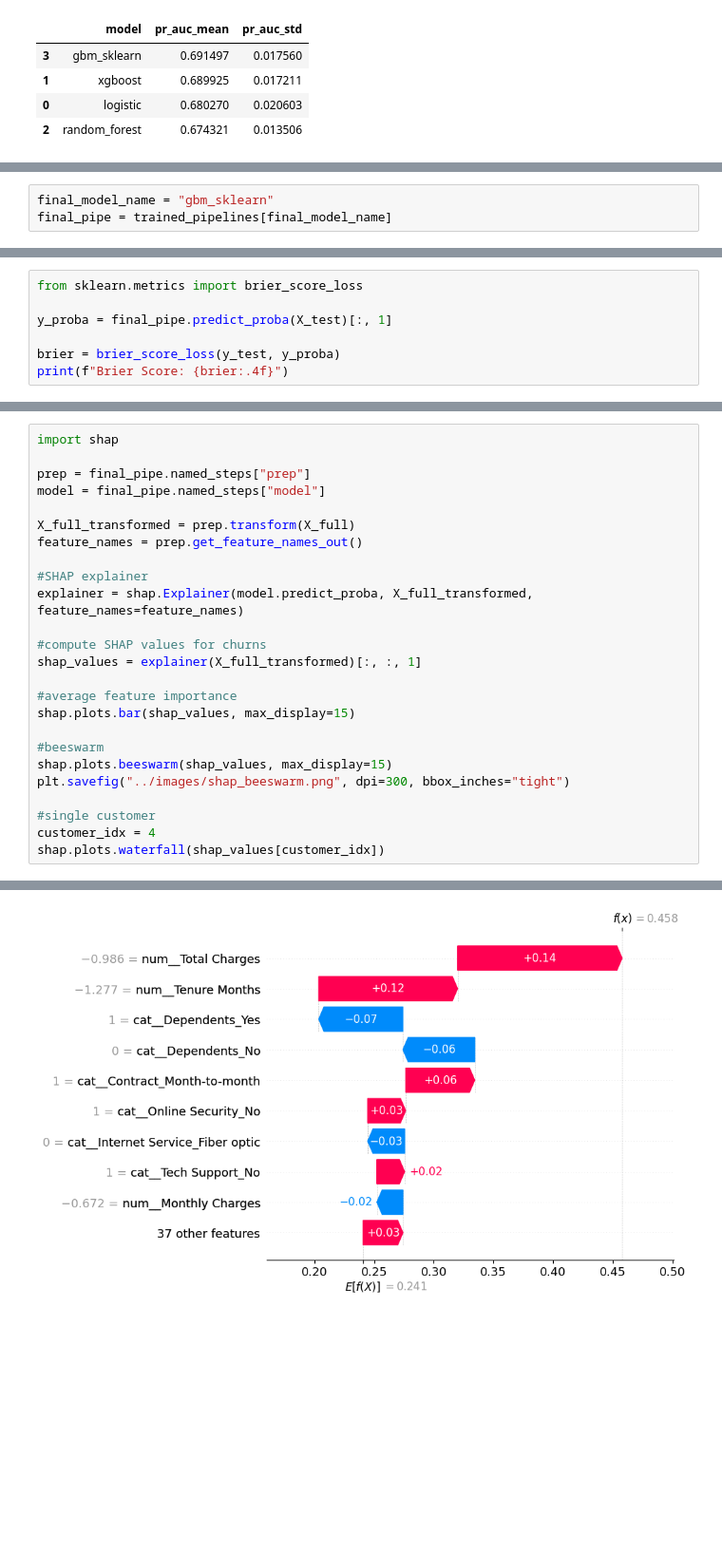
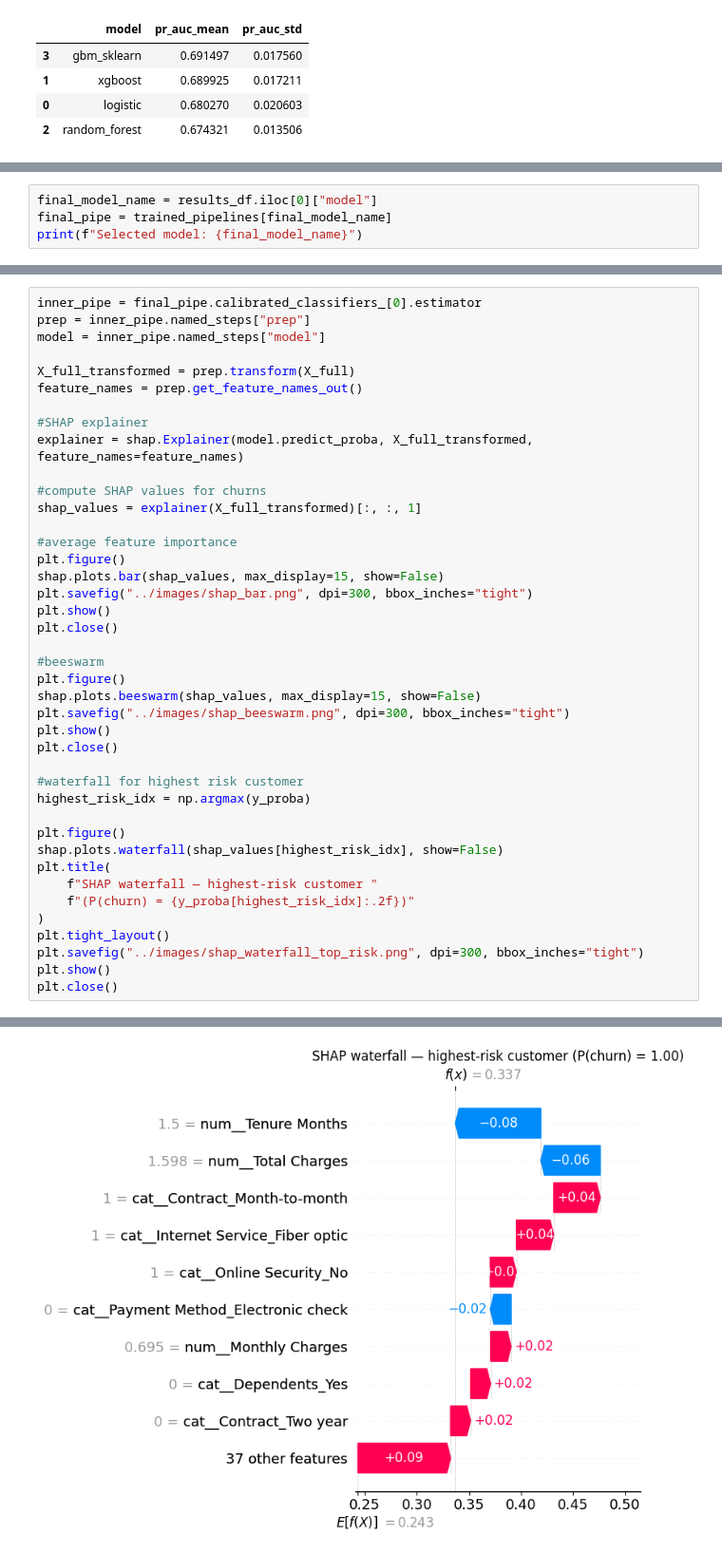
Before and after one commit to EvanW22/telco-churn-retention, a Jupyter notebook: notebooks/churn_analysis.ipynb, the cells around one changed output, grey strips where cells are left out. Shown at 95% size. Cells and saved outputs as stored; diff of their text form; blank space fills up the shorter version.

```diff
--- a/notebooks/churn_analysis.ipynb
+++ b/notebooks/churn_analysis.ipynb
@@ -184,5 +213,6 @@ pd.DataFrame(stability).sort_values("gap")
 | 3 | gbm_sklearn | 0.720426 | 0.673562 | 0.046864 |
 | 1 | xgboost | 0.739938 | 0.672216 | 0.067722 |
 # %%
-final_model_name = "gbm_sklearn"
+final_model_name = results_df.iloc[0]["model"]
 final_pipe = trained_pipelines[final_model_name]
+print(f"Selected model: {final_model_name}")
@@ -250,7 +347,0 @@ weighted avg       0.81      0.78      0.79      1409
-# %%
-from sklearn.metrics import brier_score_loss
-
-y_proba = final_pipe.predict_proba(X_test)[:, 1]
-
-brier = brier_score_loss(y_test, y_proba)
-print(f"Brier Score: {brier:.4f}")
@@ -383,8 +537,7 @@ Pipeline(steps=[('prep',
 # %%
-import shap
-
-prep = final_pipe.named_steps["prep"]
-model = final_pipe.named_steps["model"]
+inner_pipe = final_pipe.calibrated_classifiers_[0].estimator
+prep = inner_pipe.named_steps["prep"]
+model = inner_pipe.named_steps["model"]
 
 X_full_transformed = prep.transform(X_full)
 feature_names = prep.get_feature_names_out()
@@ -396,13 +549,30 @@ explainer = shap.Explainer(model.predict_proba, X_full_transformed, feature_name
 shap_values = explainer(X_full_transformed)[:, :, 1]
 
 #average feature importance
-shap.plots.bar(shap_values, max_display=15)
+plt.figure()
+shap.plots.bar(shap_values, max_display=15, show=False)
+plt.savefig("../images/shap_bar.png", dpi=300, bbox_inches="tight")
+plt.show()
+plt.close()
 
 #beeswarm
-shap.plots.beeswarm(shap_values, max_display=15)
+plt.figure()
+shap.plots.beeswarm(shap_values, max_display=15, show=False)
 plt.savefig("../images/shap_beeswarm.png", dpi=300, bbox_inches="tight")
+plt.show()
+plt.close()
 
-#single customer
-customer_idx = 4
-shap.plots.waterfall(shap_values[customer_idx])
+#waterfall for highest risk customer
+highest_risk_idx = np.argmax(y_proba)
+
+plt.figure()
+shap.plots.waterfall(shap_values[highest_risk_idx], show=False)
+plt.title(
+    f"SHAP waterfall — highest-risk customer "
+    f"(P(churn) = {y_proba[highest_risk_idx]:.2f})"
+)
+plt.tight_layout()
+plt.savefig("../images/shap_waterfall_top_risk.png", dpi=300, bbox_inches="tight")
+plt.show()
+plt.close()
 # %% [output]
@@ -411 +581 @@ shap.plots.waterfall(shap_values[customer_idx])
-[figure, old version]
+[figure, new version]
```
Also changed, not shown: parts of 20 cells of this notebook, 11 other files.
